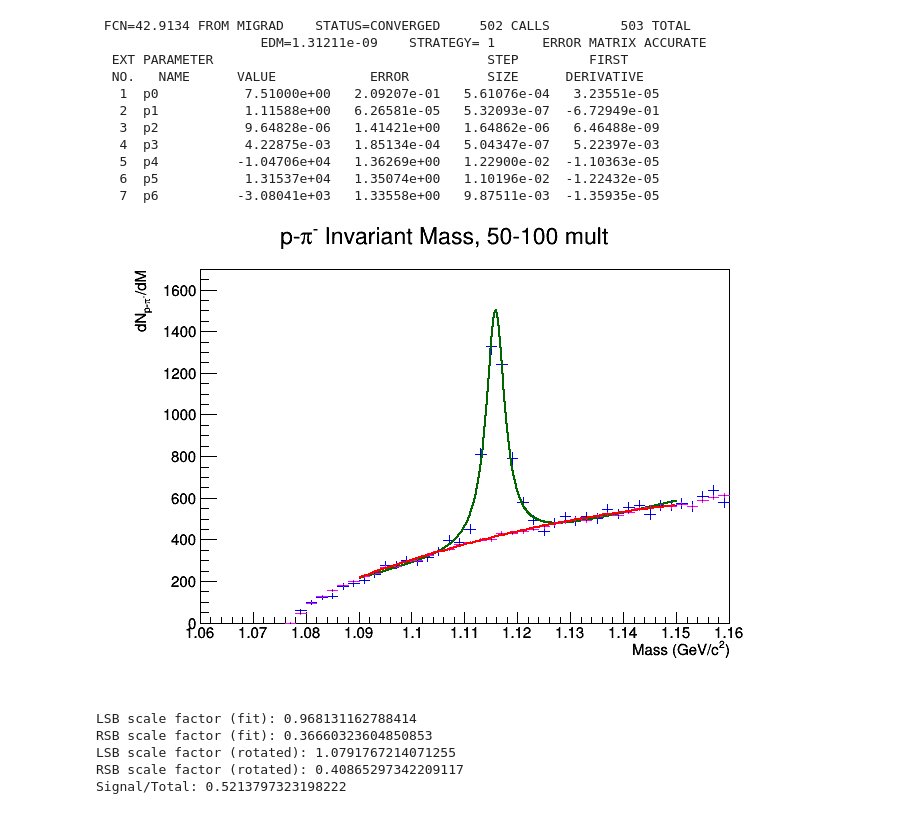
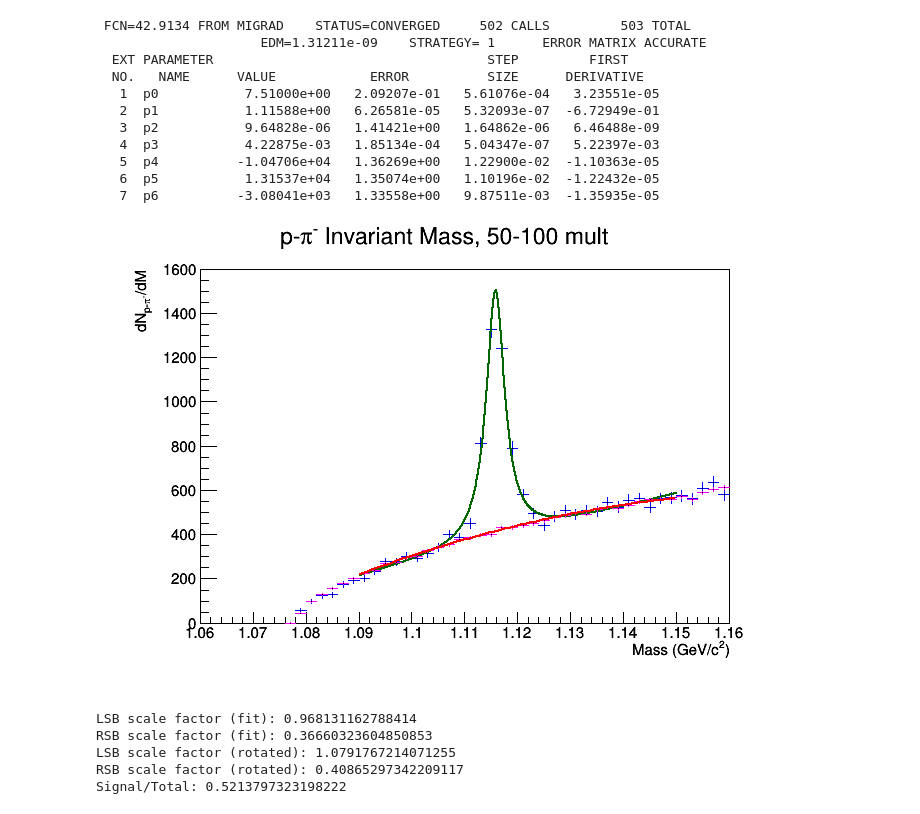
Before and after one commit to rhanniga/lambda-over-hadron, a Jupyter notebook: data/offline/lambda_hadron_mass.ipynb, the cells around one changed output. Drawn from its saved outputs; the diff is of its cells as text; code cells hidden in the pictures.

```diff
--- a/data/offline/lambda_hadron_mass.ipynb
+++ b/data/offline/lambda_hadron_mass.ipynb
@@ -504,13 +510,13 @@ bg_fit.SetLineColor(rt.kRed)
 # %%
 main_canvas.cd()
 m = lambda_mass_50_100.GetMaximum()
-lambda_mass_50_100.GetYaxis().SetRangeUser(0, 1700)
+lambda_mass_50_100.GetYaxis().SetRangeUser(0, 1600)
 lambda_mass_50_100.Draw()
 rotated_lambda_mass_50_100.Draw("SAME")
 #bg_fit.Draw("SAME")
 main_canvas.Draw()
 # %% [output]
-[figure, old version]
+[figure, new version]
 # %%
 left_lsb = lambda_mass_50_100.FindBin(1.08)
 right_lsb = lambda_mass_50_100.FindBin(1.10)
```
Also changed, not shown: parts of 6 cells of this notebook, 3 other files.
